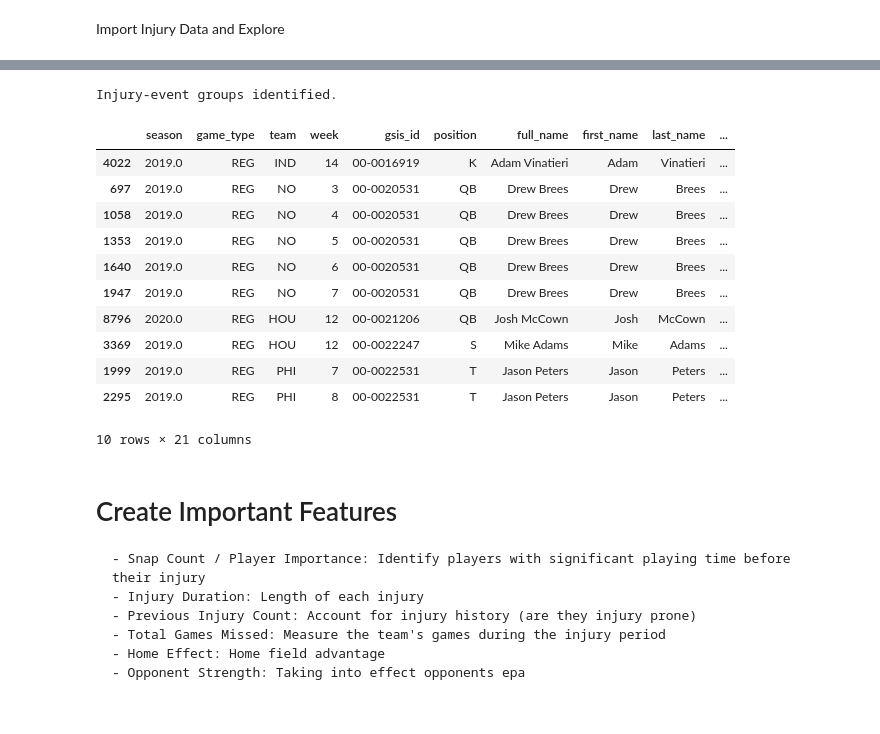
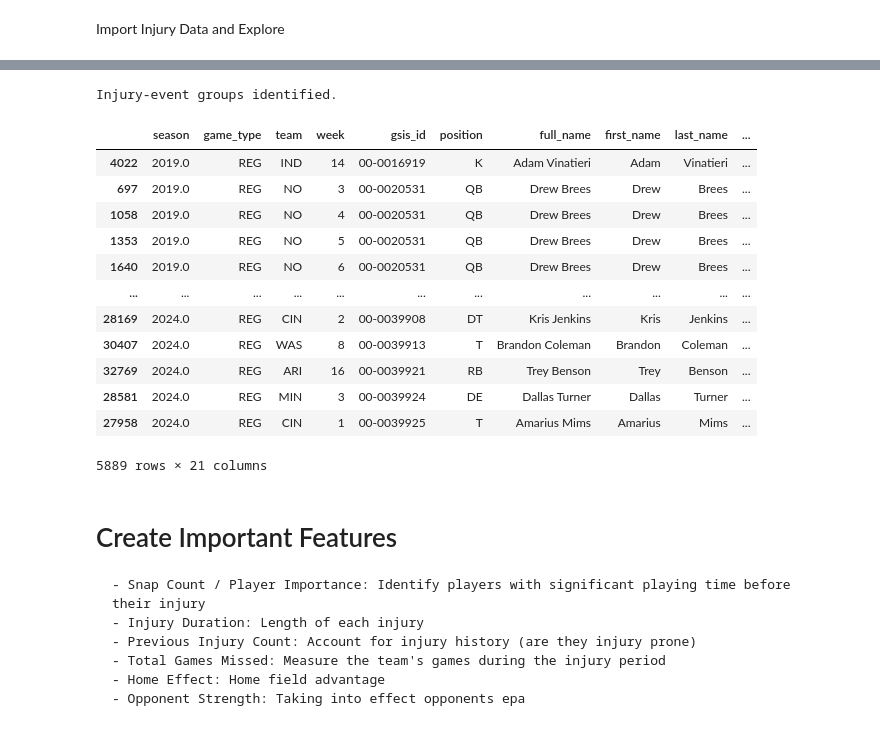
Before and after one commit to jwoodlin/5010_Presentation, a Jupyter notebook: Injury Report.ipynb, the cells around one changed output, grey strips where cells are left out. Cells and saved outputs as stored; diff of their text form; code cells hidden in the pictures.

```diff
--- a/Injury Report.ipynb
+++ b/Injury Report.ipynb
@@ -188,40 +189,41 @@ injuries_out = injuries_out.sort_values(
     ["gsis_id", "season", "team", "injury_category", "week"]).copy()
 
 # Identify gaps between consecutive injury reports
 group_cols = [
     "gsis_id",
     "season",
     "team",
     "injury_category"]
 
 injuries_out["week_gap"] = (
     injuries_out.groupby(group_cols)["week"].diff())
 
 # Start a new event when there is a gap greater than one week
 injuries_out["new_event"] = (
     injuries_out["week_gap"].isna() |
     (injuries_out["week_gap"] > 1))
 
 # Assign an event number within each player/team/season/injury group
 injuries_out["event_number"] = (
     injuries_out.groupby(group_cols)["new_event"].cumsum())
 
 print("Injury-event groups identified.")
-display(injuries_out.head(10))
+display(injuries_out)
 # %% [output]
 Injury-event groups identified.
 |  | season | game_type | team | week | gsis_id | position | full_name | first_name | last_name | ... |
 | 4022 | 2019.0 | REG | IND | 14 | 00-0016919 | K | Adam Vinatieri | Adam | Vinatieri | ... |
 | 697 | 2019.0 | REG | NO | 3 | 00-0020531 | QB | Drew Brees | Drew | Brees | ... |
 | 1058 | 2019.0 | REG | NO | 4 | 00-0020531 | QB | Drew Brees | Drew | Brees | ... |
 | 1353 | 2019.0 | REG | NO | 5 | 00-0020531 | QB | Drew Brees | Drew | Brees | ... |
 | 1640 | 2019.0 | REG | NO | 6 | 00-0020531 | QB | Drew Brees | Drew | Brees | ... |
-| 1947 | 2019.0 | REG | NO | 7 | 00-0020531 | QB | Drew Brees | Drew | Brees | ... |
-| 8796 | 2020.0 | REG | HOU | 12 | 00-0021206 | QB | Josh McCown | Josh | McCown | ... |
-| 3369 | 2019.0 | REG | HOU | 12 | 00-0022247 | S | Mike Adams | Mike | Adams | ... |
-| 1999 | 2019.0 | REG | PHI | 7 | 00-0022531 | T | Jason Peters | Jason | Peters | ... |
-| 2295 | 2019.0 | REG | PHI | 8 | 00-0022531 | T | Jason Peters | Jason | Peters | ... |
+| ... | ... | ... | ... | ... | ... | ... | ... | ... | ... | ... |
+| 28169 | 2024.0 | REG | CIN | 2 | 00-0039908 | DT | Kris Jenkins | Kris | Jenkins | ... |
+| 30407 | 2024.0 | REG | WAS | 8 | 00-0039913 | T | Brandon Coleman | Brandon | Coleman | ... |
+| 32769 | 2024.0 | REG | ARI | 16 | 00-0039921 | RB | Trey Benson | Trey | Benson | ... |
+| 28581 | 2024.0 | REG | MIN | 3 | 00-0039924 | DE | Dallas Turner | Dallas | Turner | ... |
+| 27958 | 2024.0 | REG | CIN | 1 | 00-0039925 | T | Amarius Mims | Amarius | Mims | ... |
-10 rows × 21 columns
+5889 rows × 21 columns
 # %%
 # Aggregate weekly reports into injury events
 injury_events = (
```
Also changed, not shown: parts of 6 cells of this notebook.
